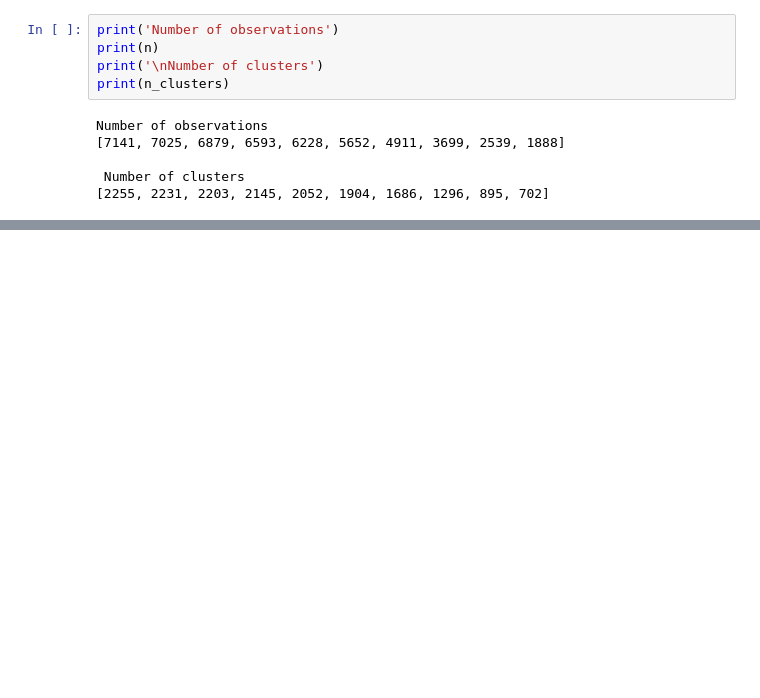
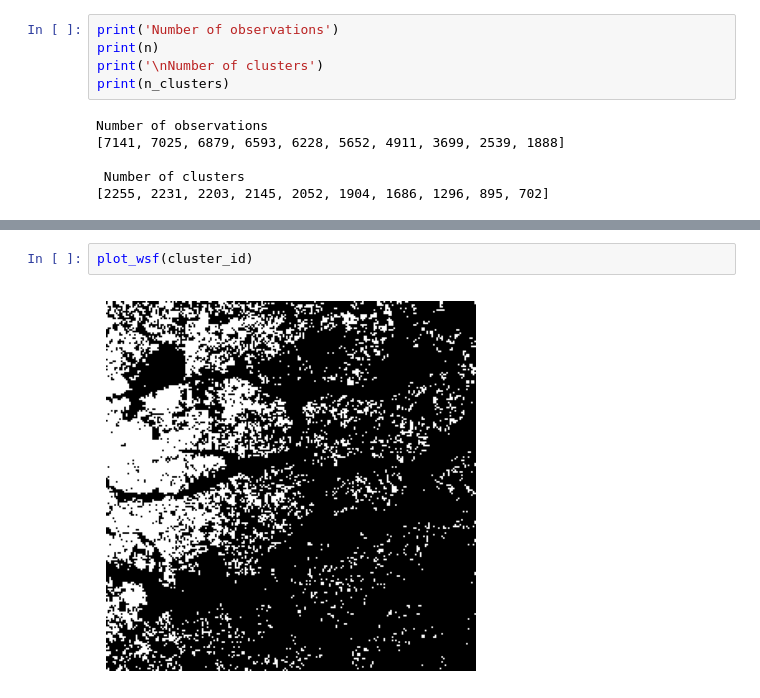
Before and after one commit to nateso/predicting_poverty, a Jupyter notebook: analysis/08_descriptive_statistics.ipynb, the cells around one changed output, grey strips where cells are left out. Saved outputs shown, nothing was run; the diff lists cells and outputs as text; blank space fills up the shorter version.

```diff
--- a/analysis/08_descriptive_statistics.ipynb
+++ b/analysis/08_descriptive_statistics.ipynb
@@ -115,0 +142,4 @@ Number of observations
+# %%
+plot_wsf(cluster_id)
+# %% [output]
+[figure, added]
```
Also changed, not shown: parts of 22 cells of this notebook.
